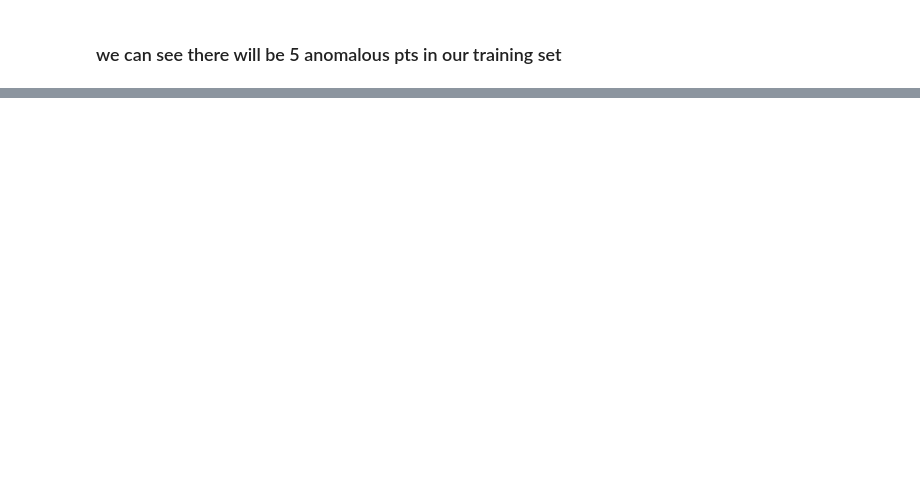
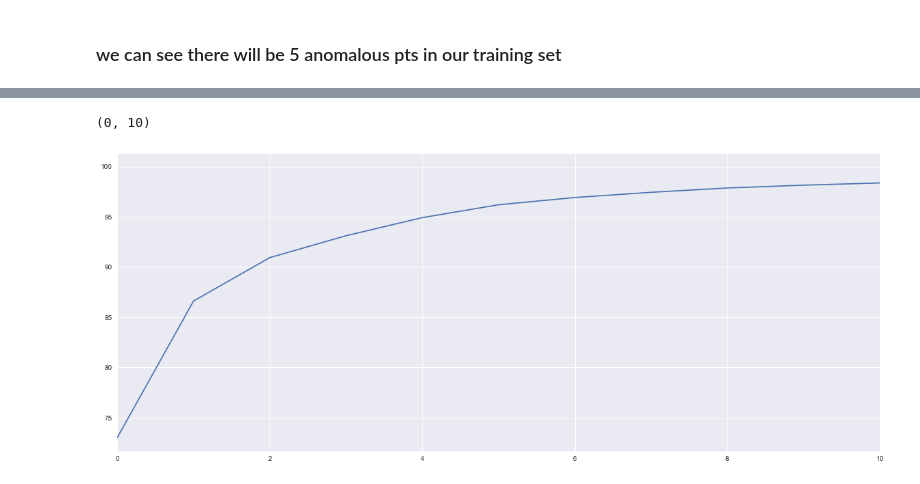
Before and after one commit to austinbock/project2, a Jupyter notebook: Capstone2 Data Exploration Working Copy.ipynb, the cells around one changed output, grey strips where cells are left out. Drawn from its saved outputs; the diff is of its cells as text; code cells hidden in the pictures; blank space fills up the shorter version.

```diff
--- a/Capstone2 Data Exploration Working Copy.ipynb
+++ b/Capstone2 Data Exploration Working Copy.ipynb
@@ -219,0 +357,21 @@ matching label= 1
+# %%
+y = [] # our labels
+X = [] # our spectra data
+
+for k,(label, spectra) in dataLists2.items():
+    y.append(label)
+    X.append(spectra.values)
+#    if spectra.shape[0] < minim: minim = spectra.shape[0]
+    last = k
+#print('minum')
+
+y = (numpy.array(y))
+X = (numpy.array(X))       #give me a 3-D array (124,350,1201)
+print('X shape:', X.shape)
+
+# sklearn will require 2D array for data input so we will flattend 3D array to 2D 350x1201 = 42350
+nsamples,nx,ny = X.shape
+d2_X = X.reshape((nsamples,nx*ny))
+print('reshaped d2_X:', d2_X.shape)
+print('labels y shape:', len(y))
+#print('last spectra array \n',X[-1])
@@ -219,0 +393,7 @@ matching label= 1
+# %%
+from metric_learn import LMNN
+lmnn = LMNN(k=4, learn_rate=1e-6)
+lmnn.fit(d2_X, y)
+X_lmnn = lmnn.transform()
+print('lmnn metric shape:', lmnn.metric().shape)
+lmnn.metric()
@@ -219,0 +428,11 @@ matching label= 1
+# %%
+from sklearn.decomposition import PCA
+
+#this code snip will calculate the number of dimensions for PCA to retain 95% of variance in X
+pca = PCA()
+pca.fit(d2_X)
+#cumsum = np.cumsum(pca.explained_variance_ratio_)
+var1=np.cumsum(np.round(pca.explained_variance_ratio_, decimals=4)*100)
+d = np.argmax(var1 >= 95) + 1
+print ('The minimum number of dimensions to retain 95% variance = ',d)
+print (var1)
@@ -219,0 +454,8 @@ matching label= 1
+# %%
+# Let's plot the explained variance vs dimensions
+plt.plot(var1)
+plt.xlim([0,10])
+#note the dimensions start at 0, so 95% is 5+1
+# %% [output]
+(0, 10)
+[figure, added]
```
Also changed, not shown: parts of 28 cells of this notebook.
